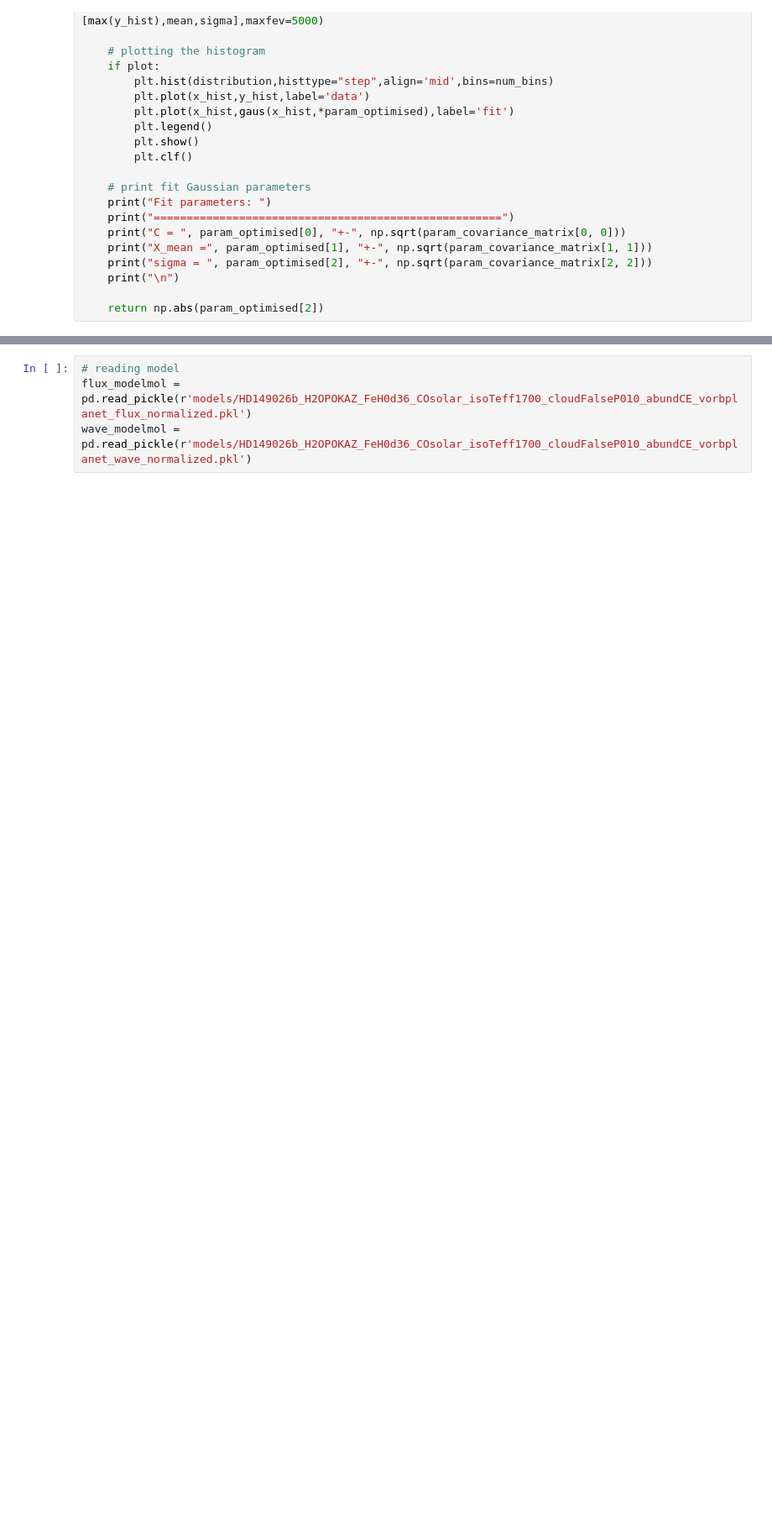
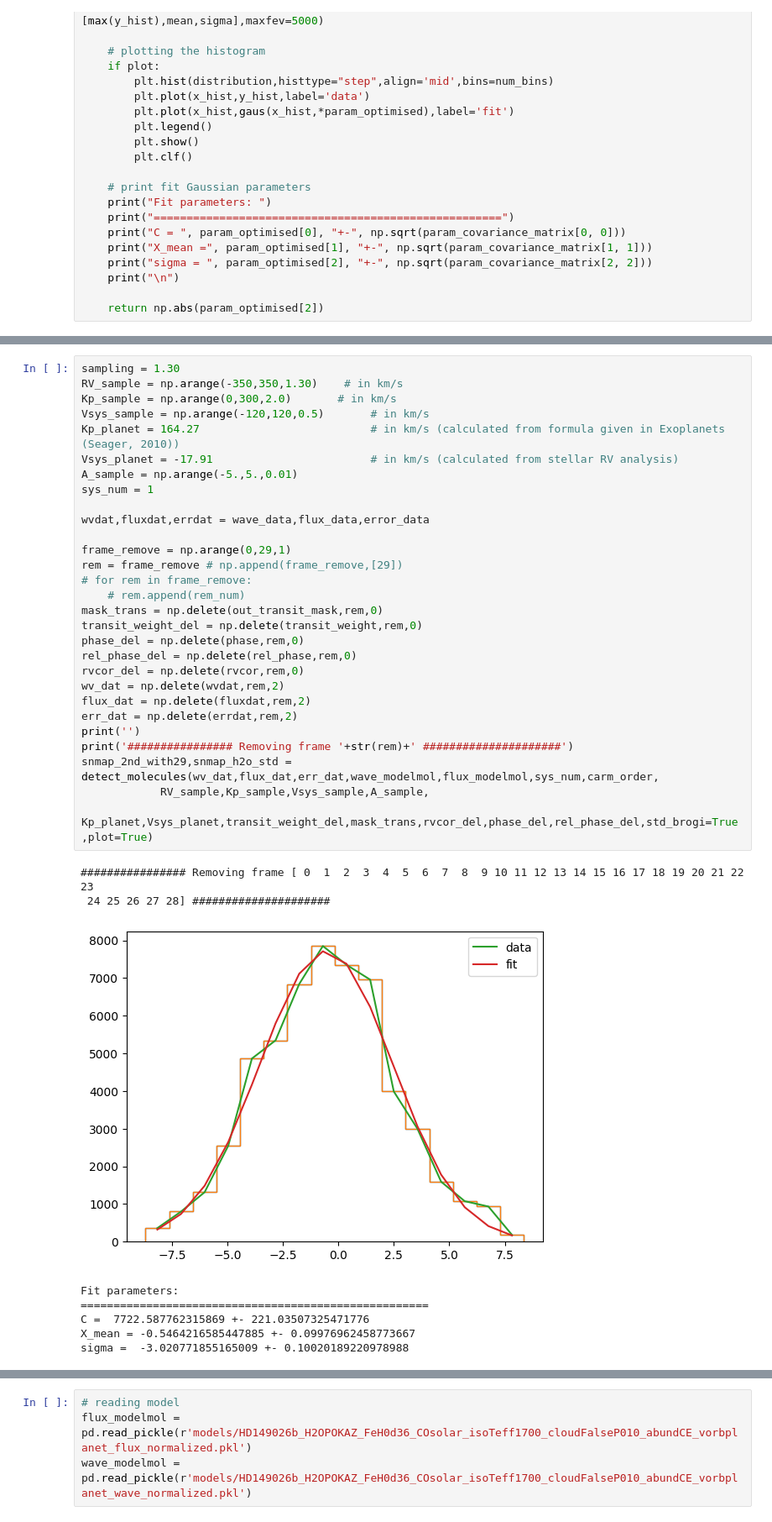
Before and after one commit to salirafi/High-Resolution-Transmission-Spectroscopy-Analysis-of-HD-149026-b, a Jupyter notebook: sanity_check_frame.ipynb, the cells around one changed output, grey strips where cells are left out. Shown at 84% size. Cells and saved outputs as stored; diff of their text form; blank space fills up the shorter version.

```diff
--- a/sanity_check_frame.ipynb
+++ b/sanity_check_frame.ipynb
@@ -514,0 +685,38 @@ def detect_molecules(wavedat, fluxdat, errordat, wave_modelmol, flux_modelmol,
+# %%
+sampling = 1.30
+RV_sample = np.arange(-350,350,1.30)    # in km/s
+Kp_sample = np.arange(0,300,2.0)       # in km/s
+Vsys_sample = np.arange(-120,120,0.5)       # in km/s
+Kp_planet = 164.27                          # in km/s (calculated from formula given in Exoplanets (Seager, 2010))
+Vsys_planet = -17.91                        # in km/s (calculated from stellar RV analysis)
+A_sample = np.arange(-5.,5.,0.01)
+sys_num = 1
+
+wvdat,fluxdat,errdat = wave_data,flux_data,error_data
+
+frame_remove = np.arange(0,29,1)
+rem = frame_remove # np.append(frame_remove,[29])
+# for rem in frame_remove:
+    # rem.append(rem_num)
+mask_trans = np.delete(out_transit_mask,rem,0)
+transit_weight_del = np.delete(transit_weight,rem,0)
+phase_del = np.delete(phase,rem,0)
+rel_phase_del = np.delete(rel_phase,rem,0)
+rvcor_del = np.delete(rvcor,rem,0)
+wv_dat = np.delete(wvdat,rem,2)
+flux_dat = np.delete(fluxdat,rem,2)
+err_dat = np.delete(errdat,rem,2)
+print('')
+print('################ Removing frame '+str(rem)+' #####################')
+snmap_2nd_with29,snmap_h2o_std = detect_molecules(wv_dat,flux_dat,err_dat,wave_modelmol,flux_modelmol,sys_num,carm_order,
+            RV_sample,Kp_sample,Vsys_sample,A_sample,
+            Kp_planet,Vsys_planet,transit_weight_del,mask_trans,rvcor_del,phase_del,rel_phase_del,std_brogi=True,plot=True)
+# %% [output]
+################ Removing frame [ 0  1  2  3  4  5  6  7  8  9 10 11 12 13 14 15 16 17 18 19 20 21 22 23
+ 24 25 26 27 28] #####################
+[figure, added]
+Fit parameters:
+=====================================================
+C =  7722.587762315869 +- 221.03507325471776
+X_mean = -0.5464216585447885 +- 0.09976962458773667
+sigma =  -3.020771855165009 +- 0.10020189220978988
```
Also changed, not shown: parts of 25 cells of this notebook.
